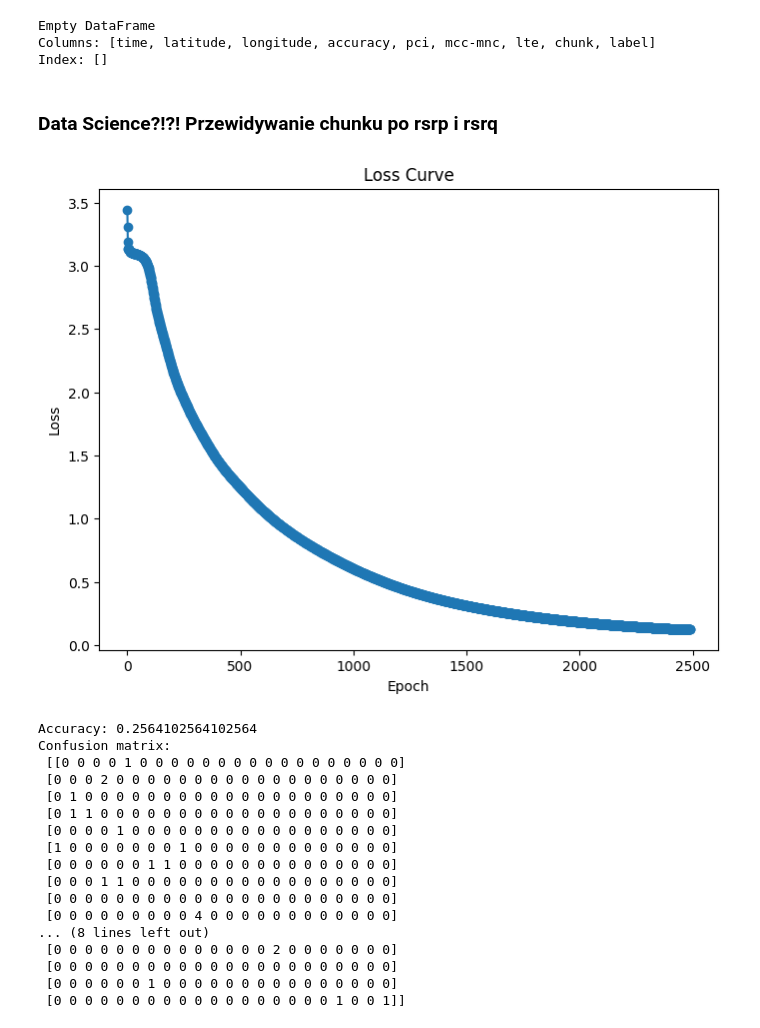
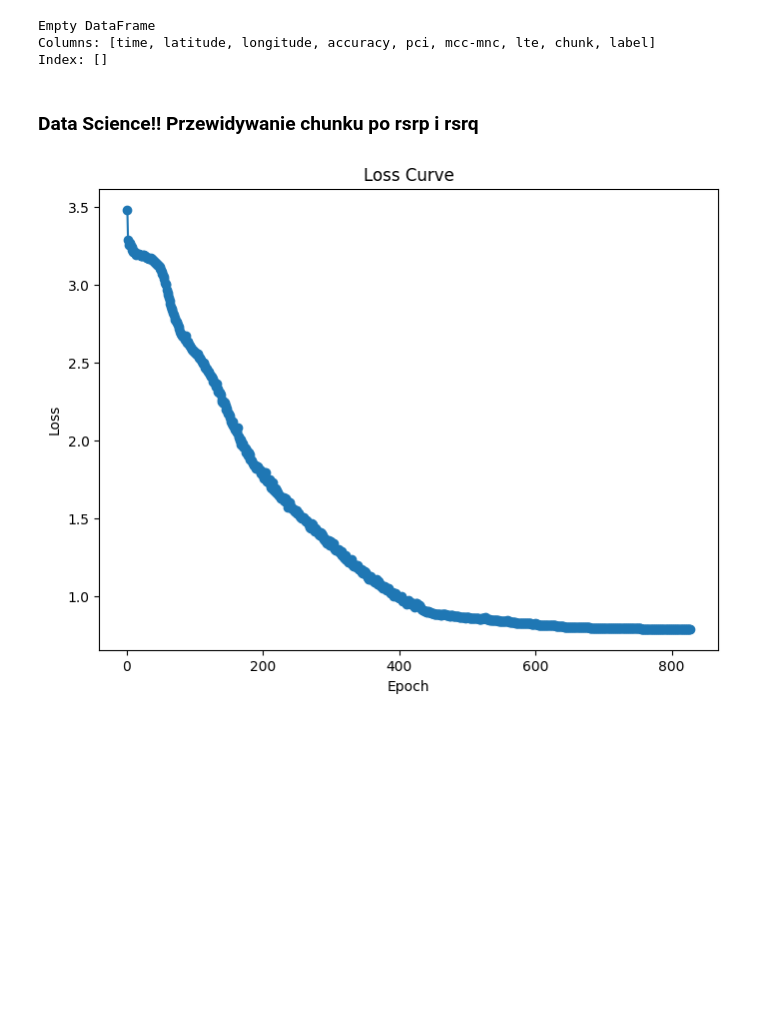
Before and after one commit to Aleksander-Kluczka-AGH/agh_wfiis_dsboece_project, a Jupyter notebook: project.ipynb, the cells around one changed output. Drawn from its saved outputs; the diff is of its cells as text; code cells hidden in the pictures; blank space fills up the shorter version.

Commit message:
Clean up classifier

```diff
--- a/project.ipynb
+++ b/project.ipynb
@@ -320,4 +320,4 @@ Index: []
 # Note: Not possible with the latest dataset
 draw_measurements(hysteresis_data, gridlines)
 # %% [markdown]
-### Data Science?!?! Przewidywanie chunku po rsrp i rsrq
+### Data Science!! Przewidywanie chunku po rsrp i rsrq
@@ -412,23 +324,9 @@ def classifier(df):
 # %%
-# from src.classifier import classifier
+from src.classifier import Classifier
 
-model = classifier(events_df)
+classifier = Classifier(events_df)
+
+model = classifier.train()
+classifier.plot_loss_curve()
 # %% [output]
-[figure, old version]
+[figure, new version]
-Accuracy: 0.2564102564102564
-Confusion matrix:
- [[0 0 0 0 1 0 0 0 0 0 0 0 0 0 0 0 0 0 0 0 0 0]
- [0 0 0 2 0 0 0 0 0 0 0 0 0 0 0 0 0 0 0 0 0 0]
- [0 1 0 0 0 0 0 0 0 0 0 0 0 0 0 0 0 0 0 0 0 0]
- [0 1 1 0 0 0 0 0 0 0 0 0 0 0 0 0 0 0 0 0 0 0]
- [0 0 0 0 1 0 0 0 0 0 0 0 0 0 0 0 0 0 0 0 0 0]
- [1 0 0 0 0 0 0 0 1 0 0 0 0 0 0 0 0 0 0 0 0 0]
- [0 0 0 0 0 0 1 1 0 0 0 0 0 0 0 0 0 0 0 0 0 0]
- [0 0 0 1 1 0 0 0 0 0 0 0 0 0 0 0 0 0 0 0 0 0]
- [0 0 0 0 0 0 0 0 0 0 0 0 0 0 0 0 0 0 0 0 0 0]
- [0 0 0 0 0 0 0 0 0 4 0 0 0 0 0 0 0 0 0 0 0 0]
-... (8 lines left out)
- [0 0 0 0 0 0 0 0 0 0 0 0 0 0 2 0 0 0 0 0 0 0]
- [0 0 0 0 0 0 0 0 0 0 0 0 0 0 0 0 0 0 0 0 0 0]
- [0 0 0 0 0 0 1 0 0 0 0 0 0 0 0 0 0 0 0 0 0 0]
- [0 0 0 0 0 0 0 0 0 0 0 0 0 0 0 0 0 0 1 0 0 1]]
```
Also changed, not shown: parts of 8 cells of this notebook, 2 other files.
